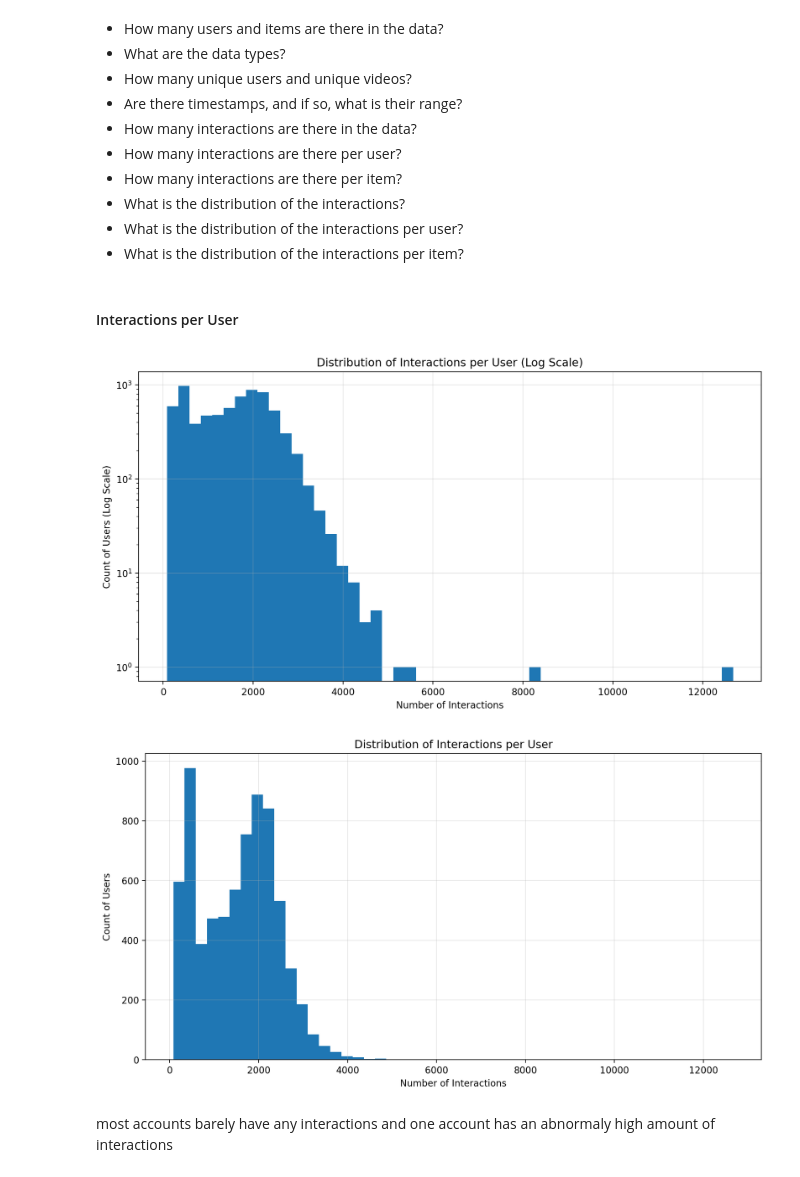
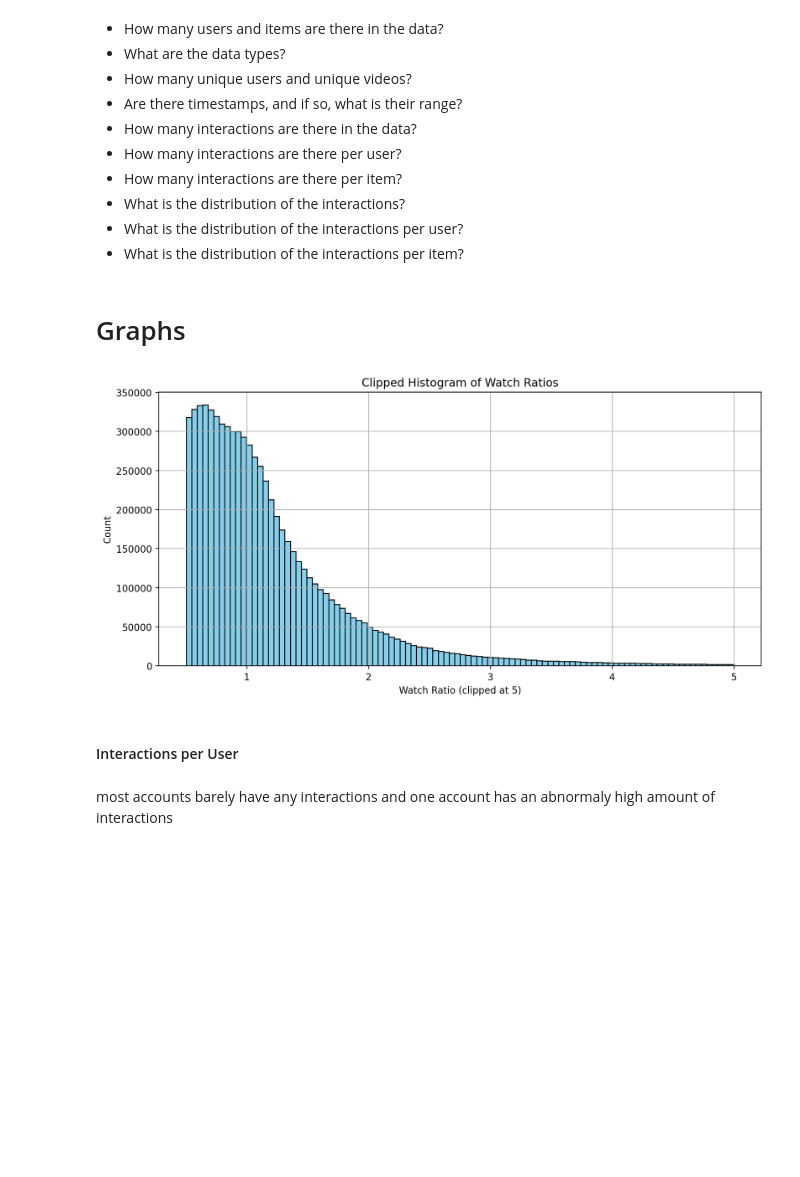
Before and after one commit to BannedMatt/FinalProject_2025_Matthew_Banawa_REMA, a Jupyter notebook: FinalProject_2025_Matthew_Banawa_Recommender_System.ipynb, the cells around one changed output. Cells and saved outputs as stored; diff of their text form; code cells hidden in the pictures; blank space fills up the shorter version.

```diff
--- a/FinalProject_2025_Matthew_Banawa_Recommender_System.ipynb
+++ b/FinalProject_2025_Matthew_Banawa_Recommender_System.ipynb
@@ -109,13 +111,13 @@ item_daily_feat[['video_width', 'video_height']].drop_duplicates()
 #we dont want to recommend items to a user who cant view them
 item_daily_feat = item_daily_feat[item_daily_feat['visible_status'] == 'public']
 # %%
-# I do the most simple thing, I remove the rows with missing values
+
 interactions = interactions.dropna()
-# I also remove the duplicates
 interactions = interactions.drop_duplicates()
-# I also remove the rows with negative timestamps
 interactions = interactions[interactions["timestamp"] >= 0]
 interactions = interactions.dropna(subset=['watch_ratio'])
-interactions = interactions[interactions['watch_ratio'] > 0.05]
+interactions = interactions[interactions['watch_ratio'] > 0.5]
+interactions = interactions[interactions['watch_ratio'] <= 5]
+interactions = interactions[interactions['video_duration'] > 1000]
 interactions.shape
 # %% [output]
@@ -131,6 +133,24 @@ interactions.shape
 - What is the distribution of the interactions?
 - What is the distribution of the interactions per user?
 - What is the distribution of the interactions per item?
+# %% [markdown]
+# Graphs
+# %%
+import matplotlib.pyplot as plt
+
+interactions_clipped = interactions.copy()
+interactions_clipped['watch_ratio'] = interactions_clipped['watch_ratio'].clip(upper=7)
+
+plt.figure(figsize=(10, 5))
+plt.hist(interactions_clipped['watch_ratio'].dropna(), bins=100, color='skyblue', edgecolor='black')
+plt.title('Clipped Histogram of Watch Ratios')
+plt.xlabel('Watch Ratio (clipped at 5)')
+plt.ylabel('Count')
+plt.grid(True)
+plt.tight_layout()
+plt.show()
+# %% [output]
+[figure, added]
 # %% [markdown]
 #### Interactions per User
 # %%
@@ -155,9 +175,6 @@ plt.xlabel("Number of Interactions")
 plt.ylabel("Count of Users")
 plt.grid(True, alpha=0.3)
 plt.show()
-# %% [output]
-[figure, removed]
-[figure, removed]
 # %% [markdown]
 most accounts barely have any interactions and one account has an abnormaly high amount of interactions
 # %%
```
Also changed, not shown: parts of 13 cells of this notebook.
